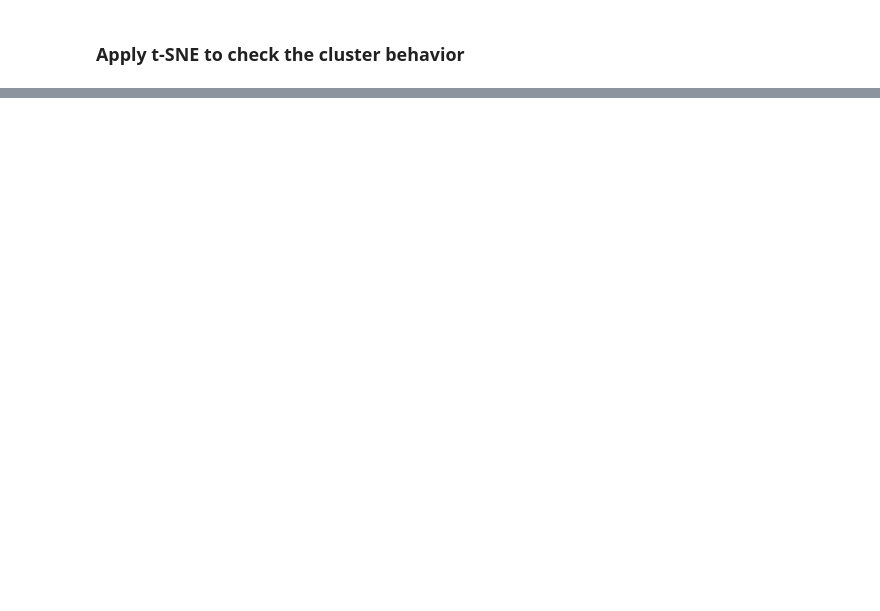
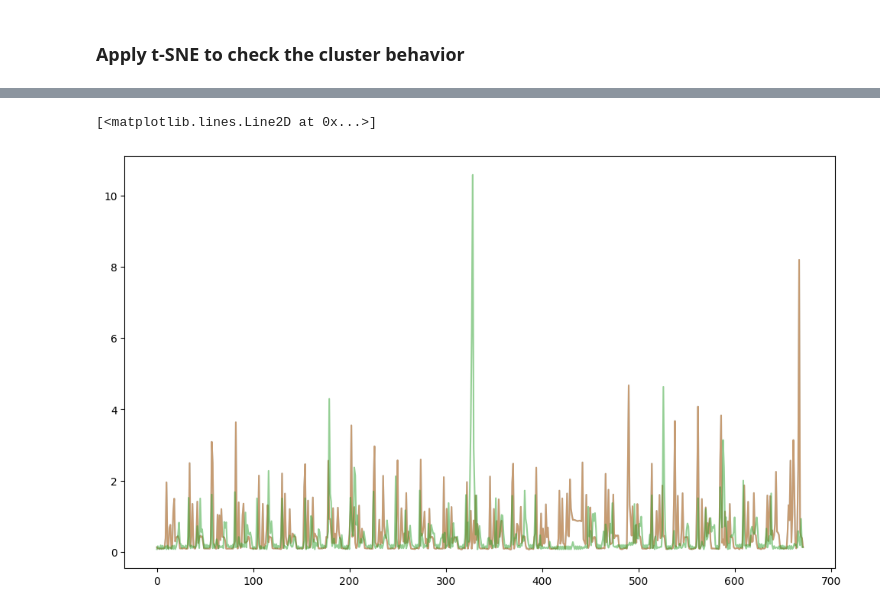
Before and after one commit to FLEX4AI/TRAIL24, a Jupyter notebook: centralized experiments/test_new_clustering.ipynb, the cells around one changed output, grey strips where cells are left out. Drawn from its saved outputs; the diff is of its cells as text; code cells hidden in the pictures; blank space fills up the shorter version.

```diff
--- a/centralized experiments/test_new_clustering.ipynb
+++ b/centralized experiments/test_new_clustering.ipynb
@@ -463,0 +606,14 @@ fig.show()
+# %%
+# Blue cluster
+
+start = 10
+start_week = 168*10
+weeklength = 168*4
+
+plt.figure(figsize=(12,7))
+plt.plot(df_pivoted.loc[revert_umap_projection_2D(3.0, 14.0)][1+start_week:start_week+weeklength+1].values, alpha=0.5)
+plt.plot(df_pivoted.loc[revert_umap_projection_2D(2.0, 15.0)][1+start_week:start_week+weeklength+1].values, alpha=0.5)
+plt.plot(df_pivoted.loc[revert_umap_projection_2D(1.0, 13.5)][1+start_week:start_week+weeklength+1].values, alpha=0.5)
+# %% [output]
+[<matplotlib.lines.Line2D at 0x...>]
+[figure, added]
```
Also changed, not shown: parts of 19 cells of this notebook, 3 other files.
